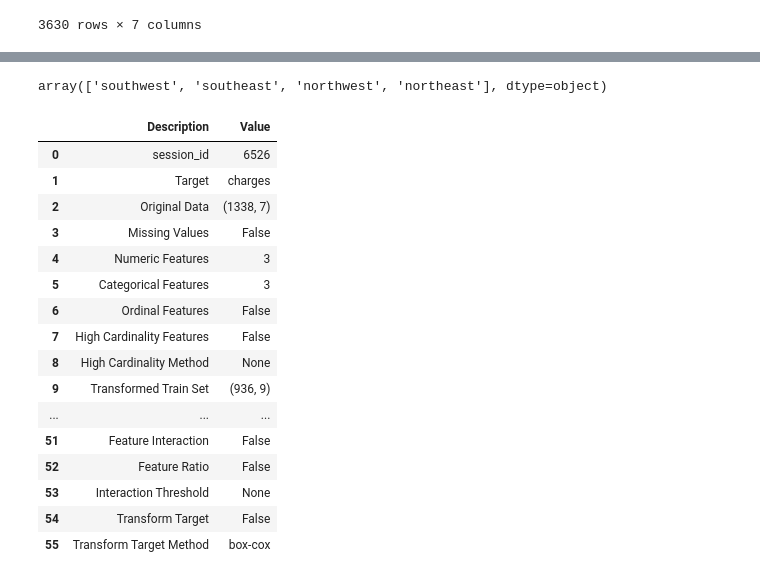
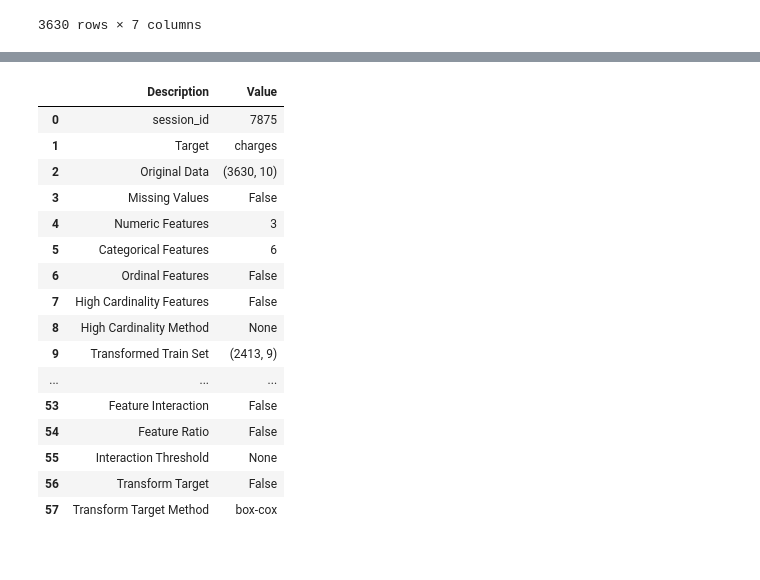
Before and after one commit to varad1802/VA-Project, a Jupyter notebook: Model and Preprocessing.ipynb, the cells around one changed output, grey strips where cells are left out. Cells and saved outputs as stored; diff of their text form; code cells hidden in the pictures.

```diff
--- a/Model and Preprocessing.ipynb
+++ b/Model and Preprocessing.ipynb
@@ -2,7 +5,8 @@
 import numpy as np
 import pandas as pd
 # %%
-df = pd.read_csv('Train_Data.csv')
+# Load the data into pandas dataframe
+df = pd.read_csv('./data/Train_Data.csv')
 df
 # %% [output]
 |  | age | sex | bmi | smoker | region | children | charges |
@@ -84,26 +89,30 @@ df.describe()
-# %%
-df['region'].unique()
-# %% [output]
-array(['southwest', 'southeast', 'northwest', 'northeast'], dtype=object)
 # %%
 # Importing module and initializing setup
 from pycaret.regression import *
-reg1 = setup(data = df, target = 'charges', numeric_features=['children'])
+
+# Init setup and remove outliers
+reg = setup(
+    data = df,
+    target = 'charges',
+    numeric_features=['children'],
+    categorical_features=['region_northeast', 'region_northwest', 'region_southeast', 'region_southwest'],
+    remove_outliers = True
+)
 # %% [output]
 |  | Description | Value |
-| 0 | session_id | 6526 |
+| 0 | session_id | 7875 |
 | 1 | Target | charges |
-| 2 | Original Data | (1338, 7) |
+| 2 | Original Data | (3630, 10) |
 | 3 | Missing Values | False |
 | 4 | Numeric Features | 3 |
-| 5 | Categorical Features | 3 |
+| 5 | Categorical Features | 6 |
 | 6 | Ordinal Features | False |
 | 7 | High Cardinality Features | False |
 | 8 | High Cardinality Method | None |
-| 9 | Transformed Train Set | (936, 9) |
+| 9 | Transformed Train Set | (2413, 9) |
 | ... | ... | ... |
-| 51 | Feature Interaction | False |
-| 52 | Feature Ratio | False |
-| 53 | Interaction Threshold | None |
-| 54 | Transform Target | False |
-| 55 | Transform Target Method | box-cox |
+| 53 | Feature Interaction | False |
+| 54 | Feature Ratio | False |
+| 55 | Interaction Threshold | None |
+| 56 | Transform Target | False |
+| 57 | Transform Target Method | box-cox |
```
Also changed, not shown: parts of 18 cells of this notebook, 6 other files.
